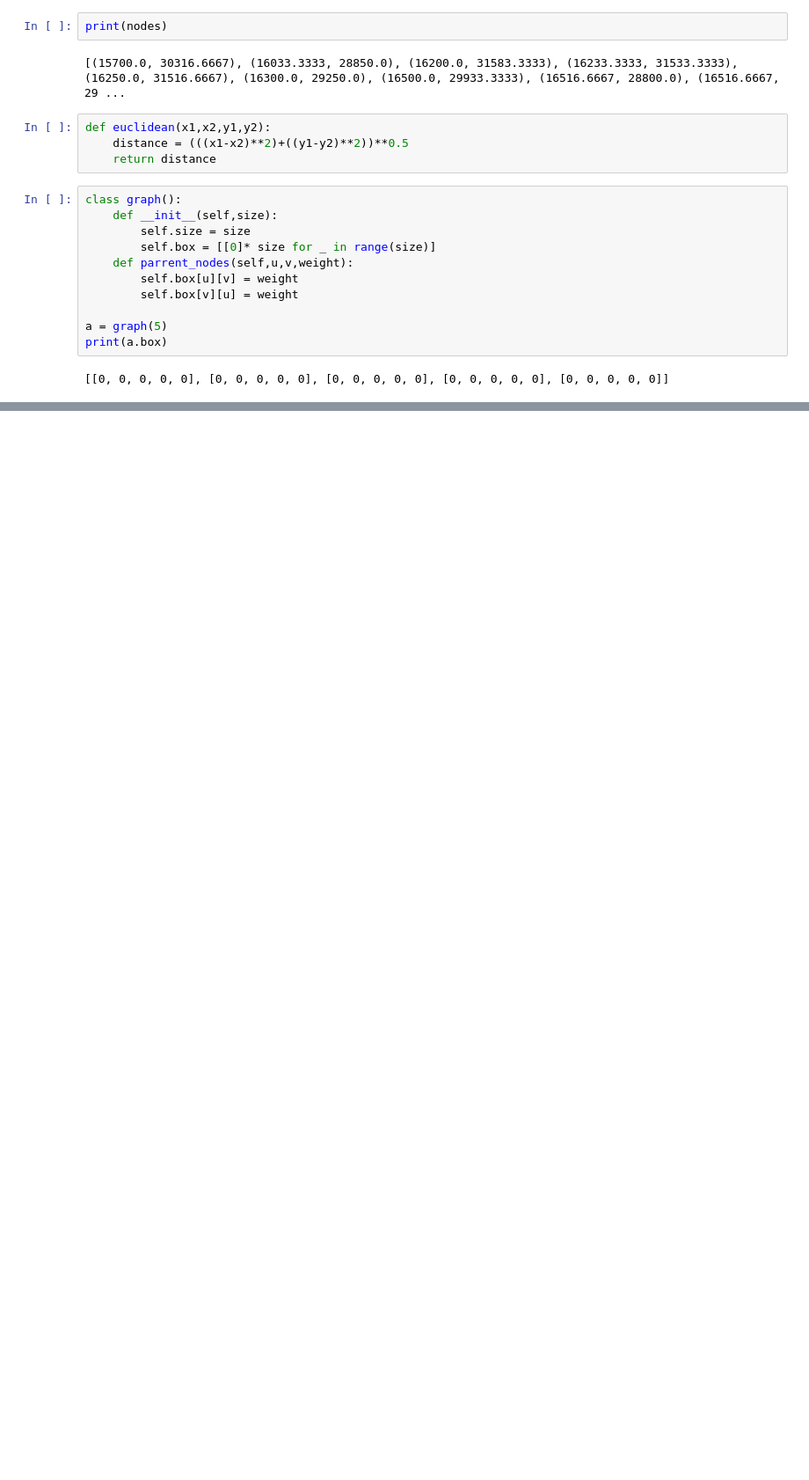
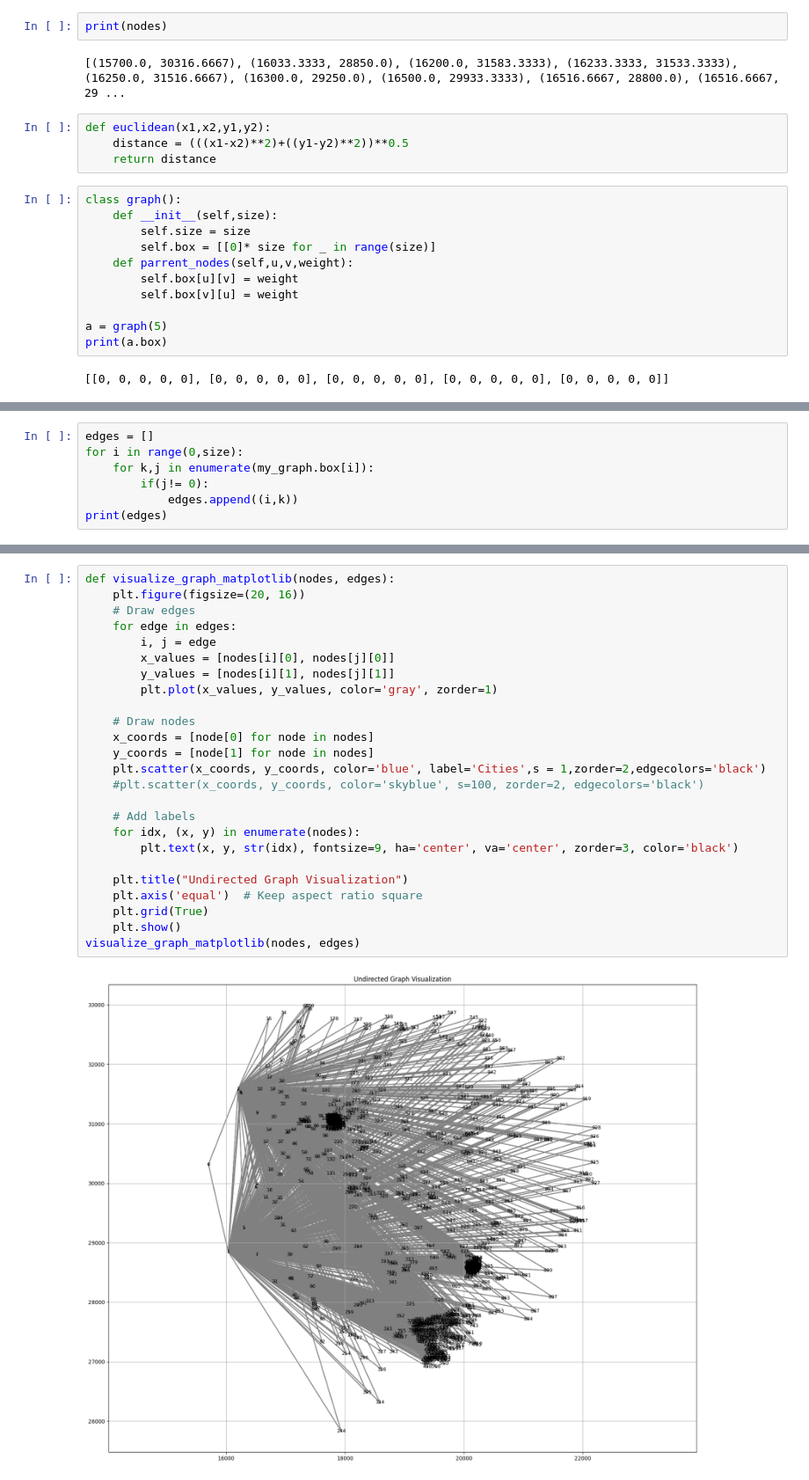
Before and after one commit to ADVXNCEz/shortest-map, a Jupyter notebook: 02.ipynb, the cells around one changed output, grey strips where cells are left out. Shown at 88% size. Cells and saved outputs as stored; diff of their text form; blank space fills up the shorter version.

```diff
--- a/02.ipynb
+++ b/02.ipynb
@@ -103,0 +106,7 @@ TypeError: 'int' object is not subscriptable
+# %%
+edges = []
+for i in range(0,size):
+    for k,j in enumerate(my_graph.box[i]):
+        if(j!= 0):
+            edges.append((i,k))
+print(edges)
@@ -103,0 +115,27 @@ TypeError: 'int' object is not subscriptable
+# %%
+def visualize_graph_matplotlib(nodes, edges):
+    plt.figure(figsize=(20, 16))
+    # Draw edges
+    for edge in edges:
+        i, j = edge
+        x_values = [nodes[i][0], nodes[j][0]]
+        y_values = [nodes[i][1], nodes[j][1]]
+        plt.plot(x_values, y_values, color='gray', zorder=1)
+
+    # Draw nodes
+    x_coords = [node[0] for node in nodes]
+    y_coords = [node[1] for node in nodes]
+    plt.scatter(x_coords, y_coords, color='blue', label='Cities',s = 1,zorder=2,edgecolors='black')
+    #plt.scatter(x_coords, y_coords, color='skyblue', s=100, zorder=2, edgecolors='black')
+
+    # Add labels
+    for idx, (x, y) in enumerate(nodes):
+        plt.text(x, y, str(idx), fontsize=9, ha='center', va='center', zorder=3, color='black')
+
+    plt.title("Undirected Graph Visualization")
+    plt.axis('equal')  # Keep aspect ratio square
+    plt.grid(True)
+    plt.show()
+visualize_graph_matplotlib(nodes, edges)
+# %% [output]
+[figure, added]
```
Also changed, not shown: parts of 5 cells of this notebook.
